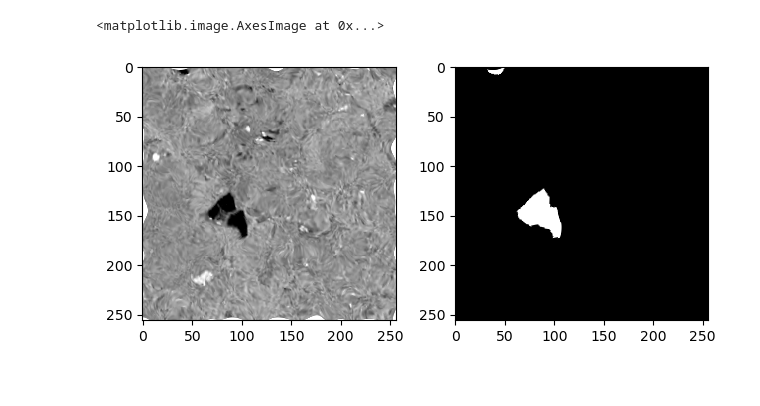
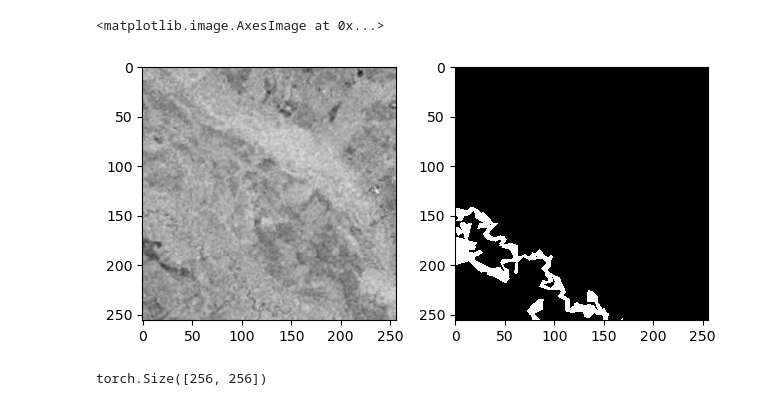
Before and after one commit to khizon/SAR_flood_segmentation, a Jupyter notebook: src/Untitled.ipynb, the cells around one changed output. Drawn from its saved outputs; the diff is of its cells as text; code cells hidden in the pictures.

```diff
--- a/src/Untitled.ipynb
+++ b/src/Untitled.ipynb
@@ -6,3 +11,3 @@ import matplotlib.pyplot as plt
 # %%
 val_df = pd.read_csv('../data/test.csv')
-val_df.head()
+val_df = val_df[~val_df['invalid']]
@@ -33,10 +14,11 @@ imshow(mask, ax=ax[1], cmap='gray')
 # %%
-transforms = T.Compose([
-    T.RandomHorizontalFlip(0.5),
-    T.RandomApply([
-        T.RandomRotation([-90,90], fill=(1,1,1,0))
-        ], 0.5),
-    T.RandomApply([
-        T.ElasticTransform(alpha=120.0, sigma=120 * 0.05, fill=(1,1,1,0))
-        ], 0.4)
-])
+# define augmentation transforms
+transform = A.Compose(
+    [
+        A.HorizontalFlip(p=0.5),
+        A.Rotate(45),
+        A.ElasticTransform(
+            p=0.4, alpha=120, sigma=120 * 0.05, alpha_affine=120 * 0.03
+        ),
+    ]
+)
@@ -43,15 +37,14 @@ transforms = T.Compose([
 # %%
-img_t = TF.to_tensor(img)
-mask_t = TF.to_tensor(mask)
-to_T = torch.cat([img_t, mask_t])
-
-transformed = transforms(to_T)
-img_Transformed = np.array(transformed[:3,:,:]).transpose(1,2,0)
-mask_Transformed = np.array(transformed[3,:,:])
+augmented = transform(image=img, mask=mask)
 
 _, ax = plt.subplots(1,2)
-imshow(img_Transformed, ax=ax[0])
-imshow(mask_Transformed, ax=ax[1])
+imshow(augmented['image'], ax=ax[0])
+imshow(augmented['mask'], ax=ax[1], cmap='gray')
 # %% [output]
 <matplotlib.image.AxesImage at 0x...>
-[figure, old version]
+[figure, new version]
+# %%
+mask_t = torch.from_numpy(augmented['mask'])
+mask_t.shape
+# %% [output]
+torch.Size([256, 256])
```
Also changed, not shown: parts of 4 cells of this notebook, 5 other files.
